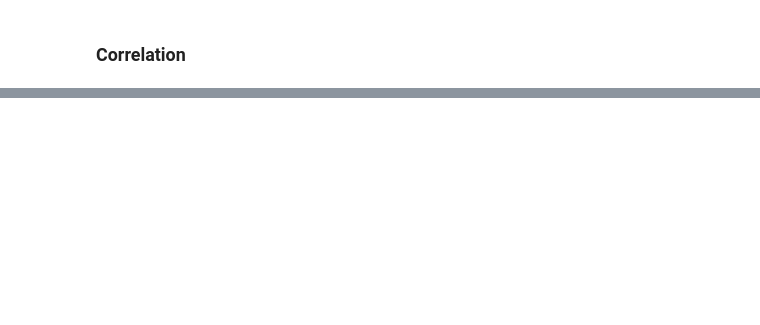
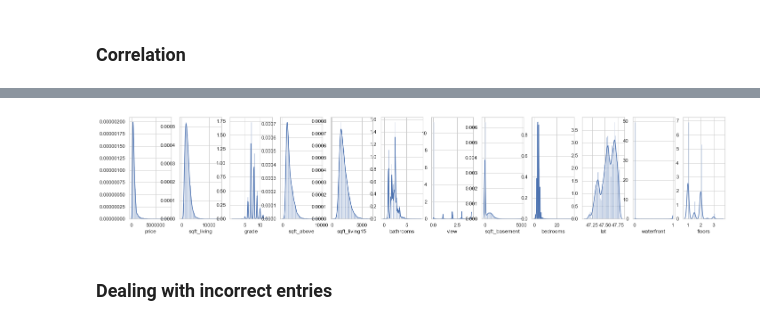
Before and after one commit to DennisNgugi/kc-house-prediction, a Jupyter notebook: KC house data.ipynb, the cells around one changed output, grey strips where cells are left out. Drawn from its saved outputs; the diff is of its cells as text; code cells hidden in the pictures; blank space fills up the shorter version.

```diff
--- a/KC house data.ipynb
+++ b/KC house data.ipynb
@@ -70,0 +92,9 @@ KeyError: 'quality'
+# %%
+plt.figure(figsize=(2*number_of_columns,5*number_of_rows))
+for i in range(0,len(l)):
+    plt.subplot(number_of_rows + 1,number_of_columns,i+1)
+    sns.distplot(df[l[i]],kde=True)
+# %% [output]
+[figure, added]
+# %% [markdown]
+### Dealing with incorrect entries
```
Also changed, not shown: parts of 13 cells of this notebook.
